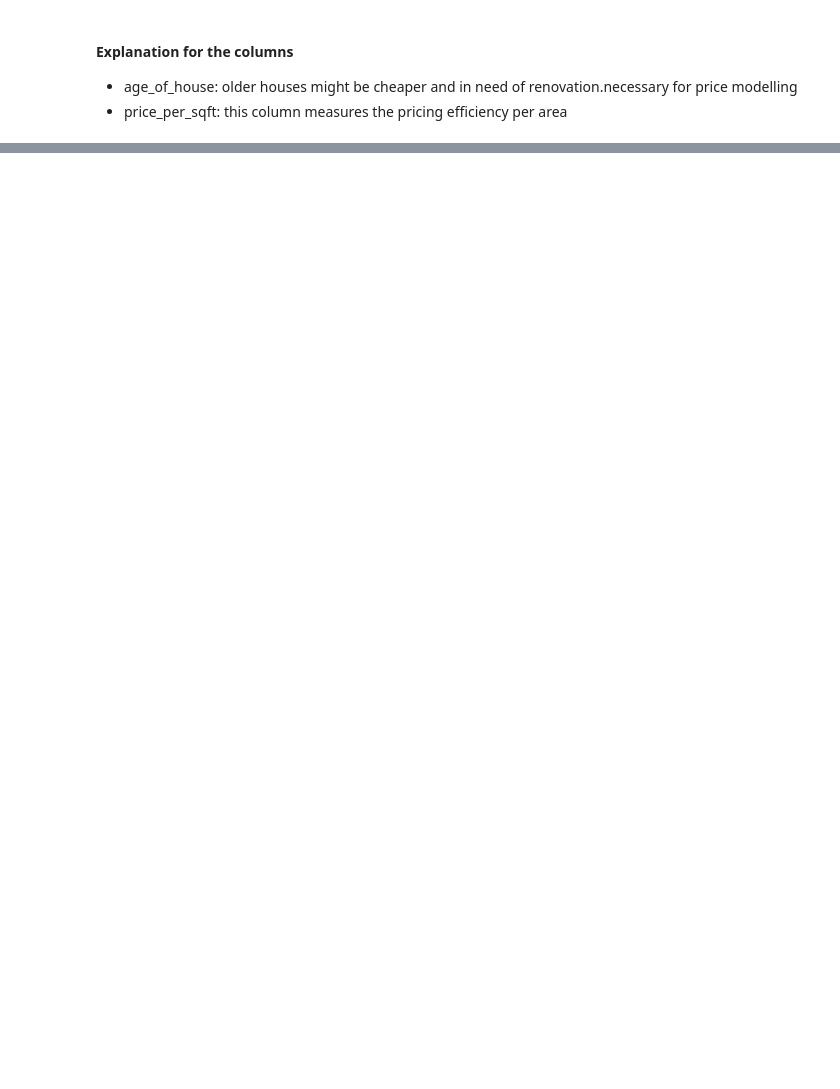
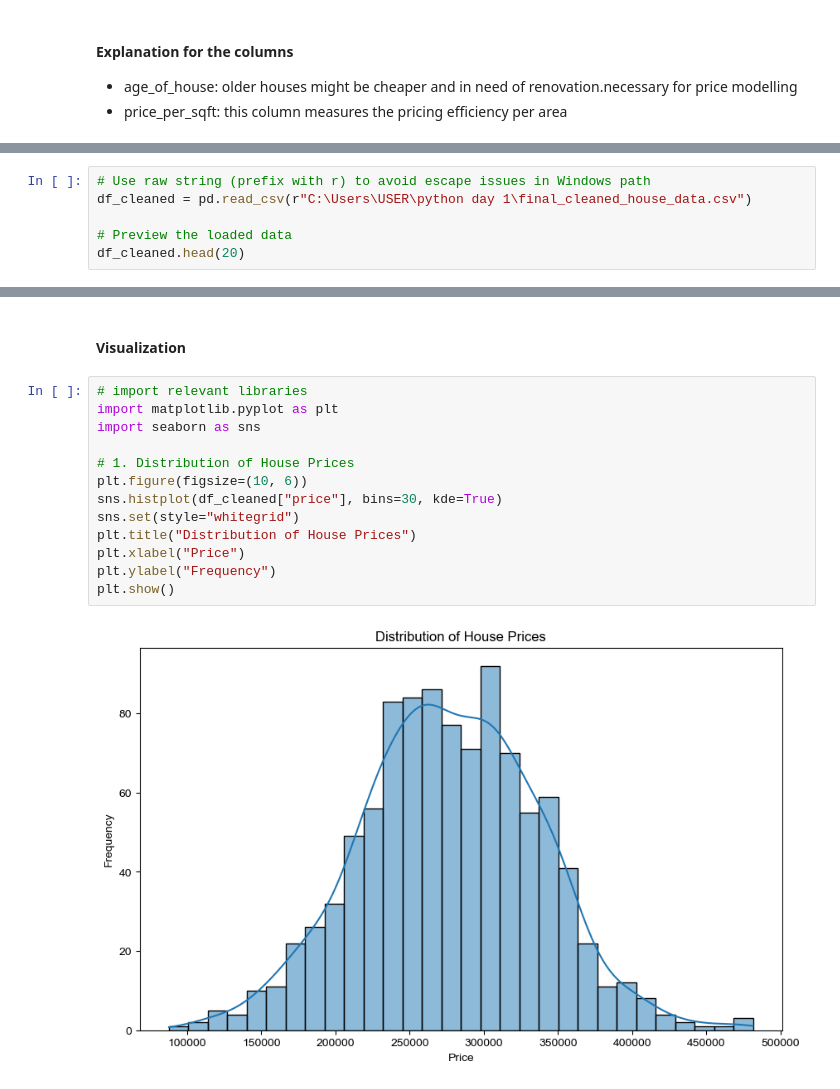
Before and after one commit to anangwemike/assingments, a Jupyter notebook: Python Assignment/House price prediction assignment.ipynb, the cells around one changed output, grey strips where cells are left out. Saved outputs shown, nothing was run; the diff lists cells and outputs as text; blank space fills up the shorter version.

Commit message:
Updated assignment:House price prediction assignment

```diff
--- a/Python Assignment/House price prediction assignment.ipynb
+++ b/Python Assignment/House price prediction assignment.ipynb
@@ -273,0 +493,6 @@ df[["year_built", "age_of_house", "size_sqft", "price", "price_per_sqft", "has_g
+# %%
+# Use raw string (prefix with r) to avoid escape issues in Windows path
+df_cleaned = pd.read_csv(r"C:\Users\USER\python day 1\final_cleaned_house_data.csv")
+
+# Preview the loaded data
+df_cleaned.head(20)
@@ -273,0 +517,17 @@ df[["year_built", "age_of_house", "size_sqft", "price", "price_per_sqft", "has_g
+# %% [markdown]
+#### Visualization
+# %%
+# import relevant libraries
+import matplotlib.pyplot as plt
+import seaborn as sns
+
+# 1. Distribution of House Prices
+plt.figure(figsize=(10, 6))
+sns.histplot(df_cleaned["price"], bins=30, kde=True)
+sns.set(style="whitegrid")
+plt.title("Distribution of House Prices")
+plt.xlabel("Price")
+plt.ylabel("Frequency")
+plt.show()
+# %% [output]
+[figure, added]
```
Also changed, not shown: parts of 34 cells of this notebook.
